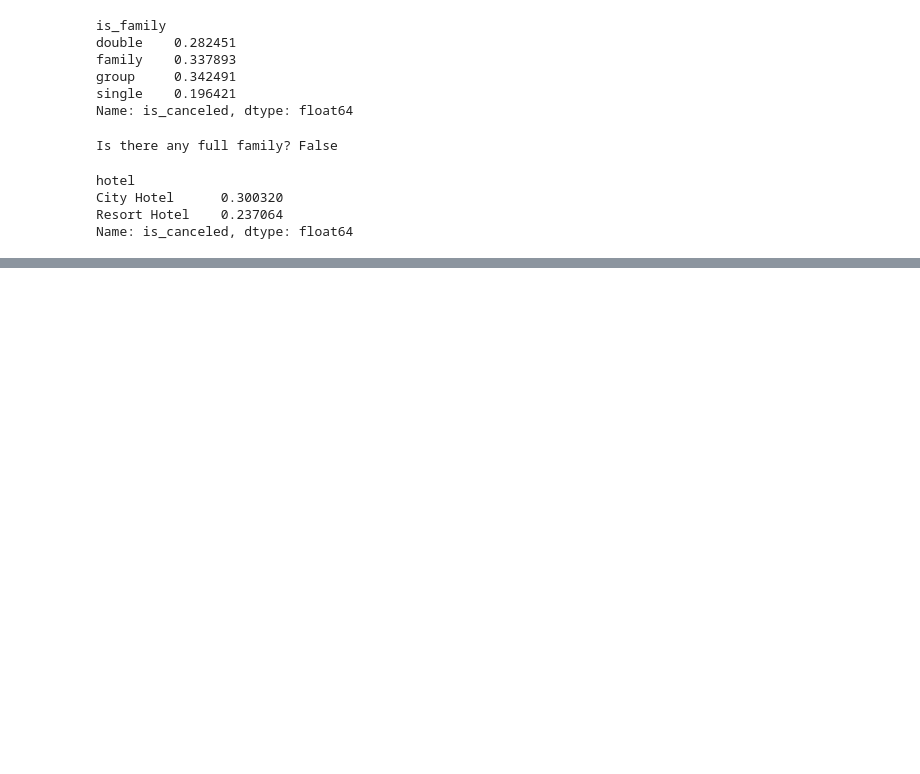
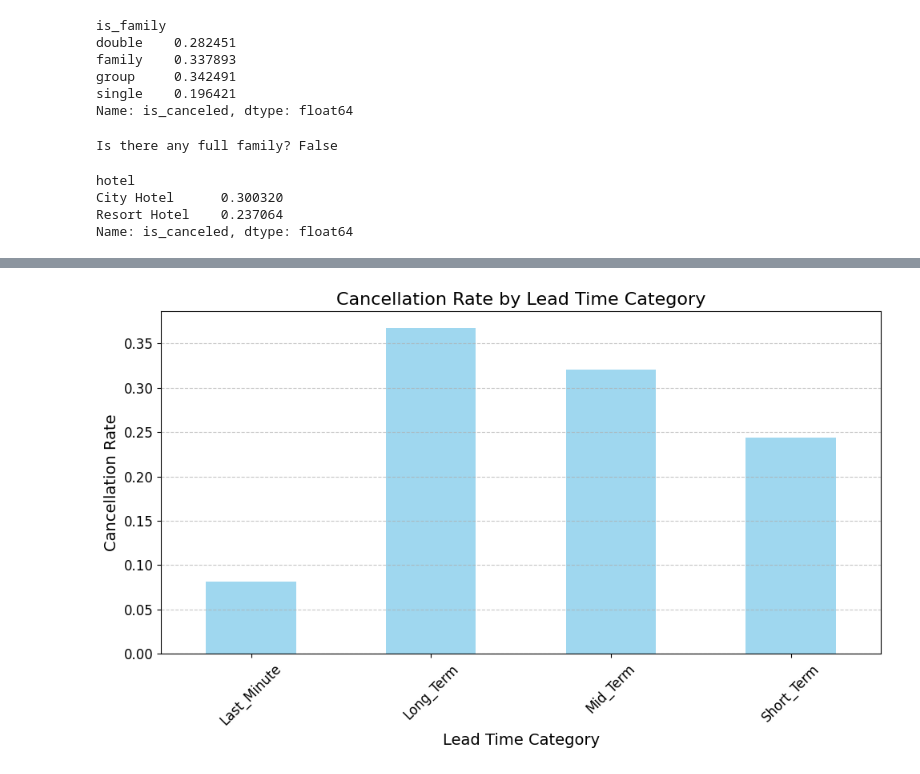
Before and after one commit to Yeahyea187/Python_Final_Project, a Jupyter notebook: final_project.ipynb, the cells around one changed output, grey strips where cells are left out. Cells and saved outputs as stored; diff of their text form; code cells hidden in the pictures; blank space fills up the shorter version.

```diff
--- a/final_project.ipynb
+++ b/final_project.ipynb
@@ -238,0 +333,3 @@ Name: is_canceled, dtype: float64
+# %%
+cancel_by_lead = df.groupby('lead_time_category')['is_canceled'].mean()
+print(cancel_by_lead)
@@ -238,0 +418,14 @@ Name: is_canceled, dtype: float64
+# %%
+# Plot the cancellation rate by lead time category
+plt.figure(figsize=(10, 6))
+cancel_by_lead.plot(kind='bar', color='skyblue', alpha=0.8)
+plt.title('Cancellation Rate by Lead Time Category', fontsize=16)
+plt.xlabel('Lead Time Category', fontsize=14)
+plt.ylabel('Cancellation Rate', fontsize=14)
+plt.xticks(rotation=45, fontsize=12)
+plt.yticks(fontsize=12)
+plt.grid(axis='y', linestyle='--', alpha=0.7)
+plt.tight_layout()
+plt.show()
+# %% [output]
+[figure, added]
```
Also changed, not shown: parts of 20 cells of this notebook, 1 other file.
